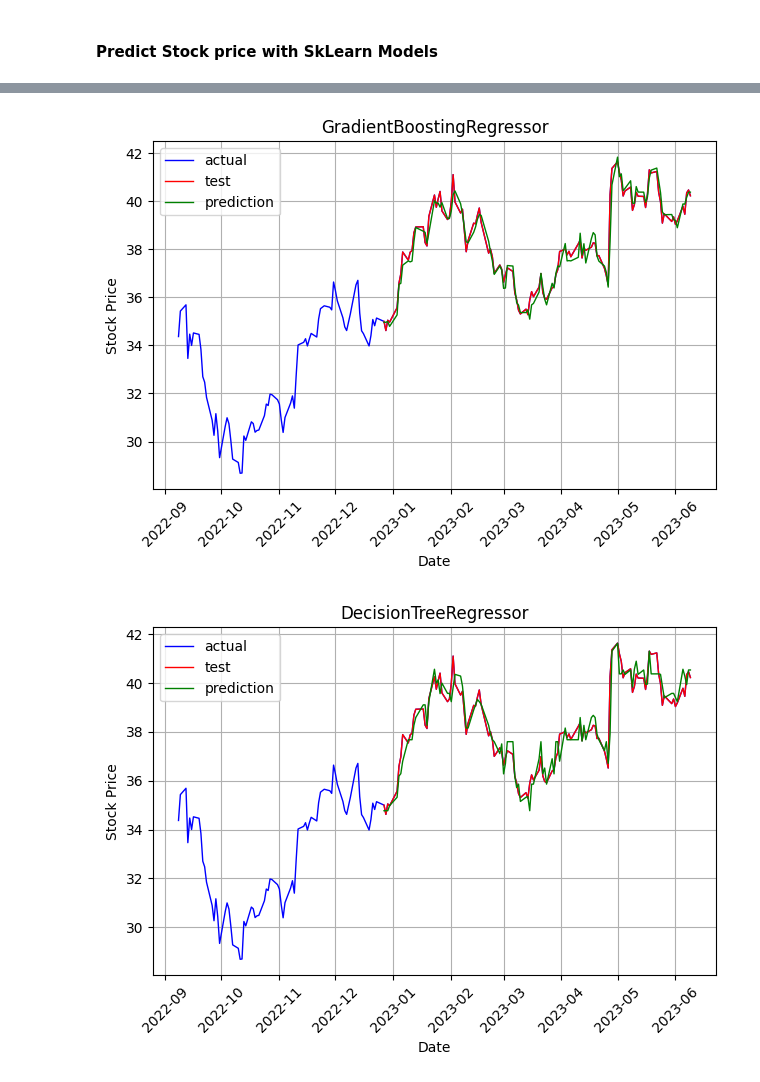
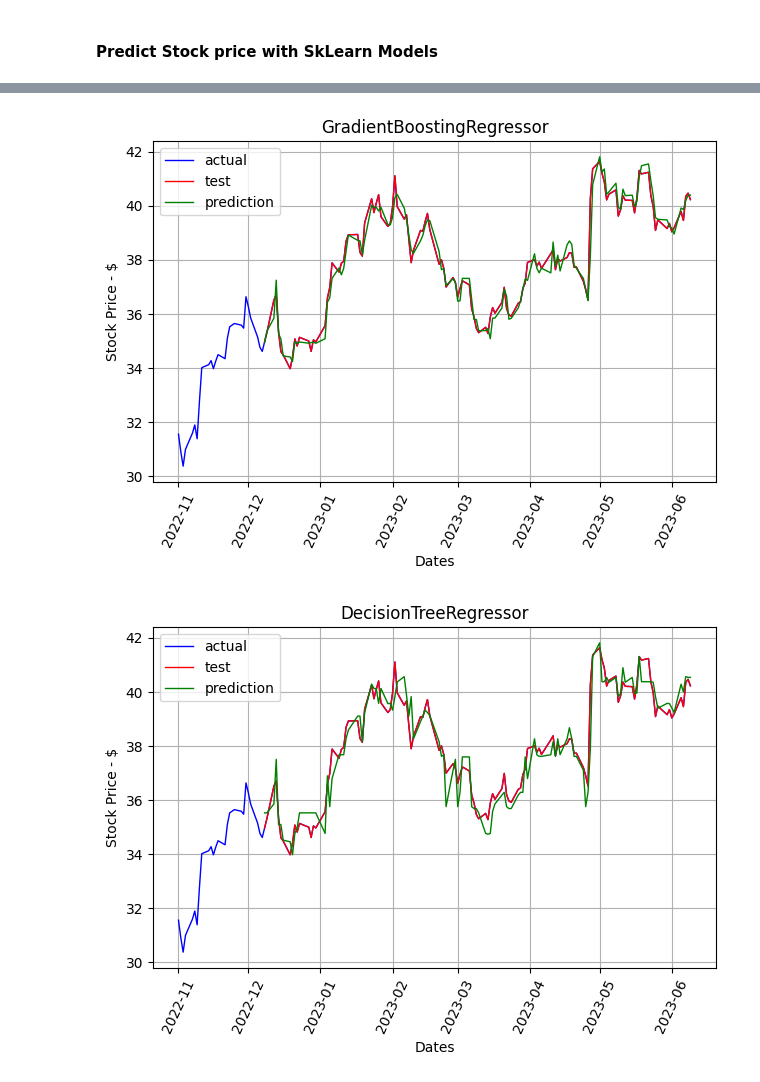
Before and after one commit to geoffpatton/stock-prediction, a Jupyter notebook: project_impl.ipynb, the cells around one changed output, grey strips where cells are left out. Cells and saved outputs as stored; diff of their text form; code cells hidden in the pictures.

Commit message:
Cleaned up project - Added Standardization to Models

```diff
--- a/project_impl.ipynb
+++ b/project_impl.ipynb
@@ -196,7 +207,7 @@ ax.scatter(stock_trends_df['period'], stock_trends_df['sell'], label='Sell', c='
 ax.scatter(stock_trends_df['period'], stock_trends_df['strongSell'], label='Strong Sell', c='r', marker="v")
 
 for tick in ax.get_xticklabels():
-        tick.set_rotation(45)
+        tick.set_rotation(65)
 
 plt.legend(bbox_to_anchor=(1.05, 1.0), loc='upper left')
 plt.tight_layout()
@@ -217,7 +228,7 @@ ax.scatter(stock_earnings_df['period'], stock_earnings_df['estimate'], label='Es
 ax.scatter(stock_earnings_df['period'], stock_earnings_df['actual'], label='Actual Earnings', c='b')
 
 for tick in ax.get_xticklabels():
-    tick.set_rotation(45)
+    tick.set_rotation(65)
 
 plt.legend(bbox_to_anchor=(1.05, 1.0), loc='upper left')
 plt.tight_layout()
@@ -242,7 +253,7 @@ ax.plot(social_sum['date'], social_sum['positiveMention_twitter'], label='Positv
 ax.plot(social_sum['date'], social_sum['negativeMention_twitter'], label='Negative Mentions', c='r')
 
 for tick in ax.get_xticklabels():
-    tick.set_rotation(45)
+    tick.set_rotation(65)
 
 plt.legend()
 plt.tight_layout()
@@ -347,7 +273,7 @@ def plot_graph(stock_df, test_x, test_y, prediction_y, model_name):
     plt.figure(figsize=(12,8),dpi=100)
     ax = plt.axes()
     ax.grid()
-    ax.set(xlabel='Date', ylabel='Stock Price', title=model_name)
+    ax.set(xlabel='Dates', ylabel='Stock Price - $', title=model_name)
 
     ax.plot(stock_df.index, stock_df['close'], label='actual', c='b', linewidth=1)
     ax.plot(test_x.index, test_y, label='test', c='r', linewidth=1)
@@ -356,7 +282,7 @@ def plot_graph(stock_df, test_x, test_y, prediction_y, model_name):
     ax.xaxis.set_major_locator(mticker. MultipleLocator(12))
 
     for tick in ax.get_xticklabels():
-        tick.set_rotation(45)
+        tick.set_rotation(65)
 
     plt.tight_layout()
     plt.legend()
@@ -366,14 +292,14 @@ def plot_graph(stock_df, test_x, test_y, prediction_y, model_name):
 def plot_small_graph(stock_df, test_x, test_y, prediction_y, model_name):
     ax = plt.axes()
     ax.grid()
-    ax.set(xlabel='Date', ylabel='Stock Price', title=model_name)
+    ax.set(xlabel='Dates', ylabel='Stock Price - $', title=model_name)
 
     ax.plot(stock_df.index, stock_df['close'], label='actual', c='b', linewidth=1)
     ax.plot(test_x.index, test_y, label='test', c='r', linewidth=1)
     ax.plot(test_x.index, prediction_y, label='prediction', c='g', linewidth=1)
 
     for tick in ax.get_xticklabels():
-        tick.set_rotation(45)
+        tick.set_rotation(65)
 
     plt.tight_layout()
     plt.legend()
@@ -394,6 +320,7 @@ def calculate_metrics(text_y, y_pred, model_name):
 #### Predict Stock price with SkLearn Models
 # %%
 from collections import defaultdict
+from sklearn.model_selection import train_test_split
 from sklearn.linear_model import LinearRegression, BayesianRidge, Lasso
 from sklearn.ensemble import GradientBoostingRegressor, RandomForestRegressor
 from sklearn.tree import DecisionTreeRegressor
@@ -408,32 +335,37 @@ company_stock_data_df.index = company_stock_data_df['date']
 stock_analysis_data_df = company_stock_data_df.drop(['date','symbol','unix_time'], axis=1)
 
 data_x = stock_analysis_data_df.loc[:,stock_analysis_data_df.columns != 'close' ]
+
+# standardize the data
+std_data_x = (data_x - data_x.mean()) / data_x.std(ddof=1)
+
 data_y = stock_analysis_data_df['close']
 
-x_train, x_test, y_train, y_test = train_test_split(data_x, data_y, test_size=0.3, shuffle=False, random_state=1)
+x_train, x_test, y_train, y_test = train_test_split(std_data_x, data_y, test_size=0.33, shuffle=False, random_state=1)
+
 
 all_models = [LinearRegression(), BayesianRidge(), Lasso(), GradientBoostingRegressor(), DecisionTreeRegressor(), RandomForestRegressor()]
 
 metric_results_dict = defaultdict(list)
 
-data_size = int(np.ceil(1/2 * len(company_stock_data_df)))
+data_size = int(np.ceil(3/5 * len(company_stock_data_df)))
 disply_data = company_stock_data_df[data_size:]
 
 for model in all_models:
     trained_model = model.fit(x_train, y_train)
-    prediction = trained_model.predict(x_test)
+    y_prediction = trained_model.predict(x_test)
     model_title = str(model)[:-2]
 
-    plot_small_graph(disply_data, x_test, y_test, prediction, model_title)
+    plot_small_graph(disply_data, x_test, y_test, y_prediction, model_title)
 
     metric_results_dict["Model"].append(model_title)
 
     for idx, metric in enumerate(regression_metrics):
-        metric_result = metric(y_test, prediction)
+        metric_result = metric(y_test, y_prediction)
         metric_results_dict[metric_names[idx]].append(metric_result)
 
 
-metrics_df= pd.DataFrame(metric_results_dict)
+metrics_df = pd.DataFrame(metric_results_dict)
 
-metrics_df
+display(metrics_df)
 # %% [output]
@@ -443,2 +375,2 @@ metrics_df
-[figure, old version]
+[figure, new version]
-[figure, old version]
+[figure, new version]
```
Also changed, not shown: parts of 11 cells of this notebook.
